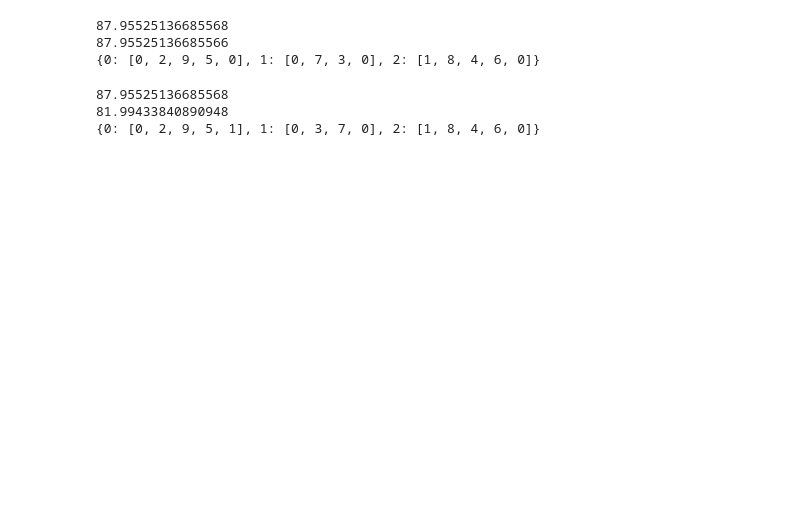
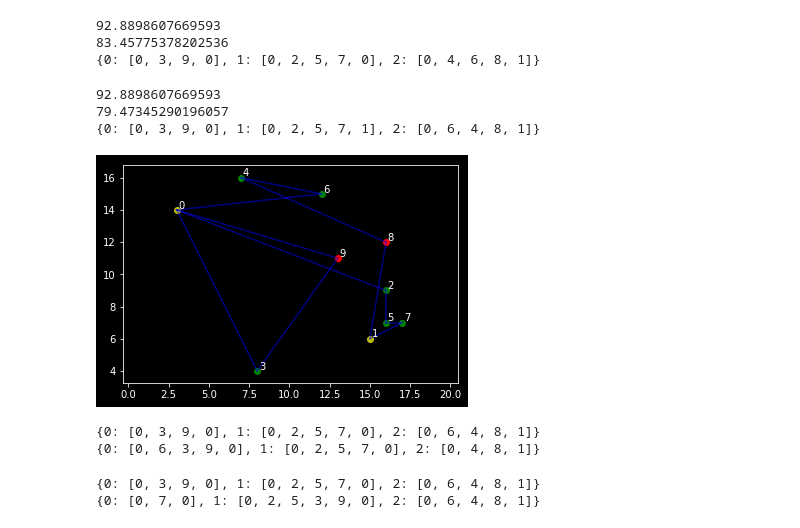
Before and after one commit to AyushPandey0809/CEE512proj, a Jupyter notebook: tabu_test1.ipynb, the cells around one changed output. Saved outputs shown, nothing was run; the diff lists cells and outputs as text; code cells hidden in the pictures; blank space fills up the shorter version.

```diff
--- a/tabu_test1.ipynb
+++ b/tabu_test1.ipynb
@@ -27,17 +27,20 @@ class sol:
 ##Type 1 = Hospitals
 ##type 2 = Green patients
 ##Type 3 = Red Patients
-s0=[(0, 2), (0, 3),(1, 8), (2, 9), (3, 7), (4, 6), (5, 0), (6, 0), (7, 0), (8, 4), (9, 5)]
 
-n_g=6
+s0=[(0,3), (3, 9),(9, 0), (0, 2), (2, 5), (5, 7), (7, 0), (0, 6), (6, 4), (4, 8), (8, 1)]
+#initial solution
+
+n_g=6#these are the characteristics of the initial solution
 n_r=2
 n_h=2
 n_k=3
+n_p=n_g+n_r
 total_nodes=n_g+n_r+n_h
 
-G=[]
+G=[]# creating a graph to "fit" that initial solution
 
-for i in range(total_nodes+1):
+for i in range(total_nodes):
     if i<n_h:
         G.append(node(rnd.randint(20),rnd.randint(20),1))
     elif i>=n_h and i<n_h+n_g:
@@ -45,11 +48,11 @@ for i in range(total_nodes+1):
     else:
         G.append(node(rnd.randint(20),rnd.randint(20),3))
 
-A=[(i,j) for i in range(total_nodes+1) for j in range(total_nodes+1) if i!=j] #set of arcs
+A=[(i,j) for i in range(total_nodes) for j in range(total_nodes) if i!=j] #set of arcs
 
-E=[edge(G[i],G[j]) for i,j in A]
+E=[edge(G[i],G[j]) for i,j in A] #all edges
 
-def cost_solution(solution):
+def cost_solution(solution): #given a set of arcs, it will give you the total cost (distance) which is NOT yet the time
     total_=0
     for i,j in solution:
         total_=total_+edge(G[i],G[j]).cost
@@ -130,13 +146,13 @@ def internal_patients_relocate(paths): #changes the position of a green patient
             sol=sol_from_paths(paths)
             return sol,paths
 # %%
-s0=[(0, 2), (0, 3),(1, 8), (2, 9), (3, 7), (4, 6), (5, 0), (6, 0), (7, 0), (8, 4), (9, 5)]
+s0=[(0,3), (3, 9),(9, 0), (0, 2), (2, 5), (5, 7), (7, 0), (0, 6), (6, 4), (4, 8), (8, 1)]
 cost_solution(s0)
 new_sol=internal_patients_relocate(extract_paths(s0)[1])
 cost_solution(new_sol[0])
 print(new_sol[1])
 # %% [output]
-87.95525136685568
-87.95525136685566
-{0: [0, 2, 9, 5, 0], 1: [0, 7, 3, 0], 2: [1, 8, 4, 6, 0]}
+92.8898607669593
+83.45775378202536
+{0: [0, 3, 9, 0], 1: [0, 2, 5, 7, 0], 2: [0, 4, 6, 8, 1]}
 # %%
@@ -155,12 +172,33 @@ def single_hospital_change(paths): #changes the destination hospital to an alter
     sol=sol_from_paths(paths)
     return sol,paths
 # %%
-s0=[(0, 2), (0, 3),(1, 8), (2, 9), (3, 7), (4, 6), (5, 0), (6, 0), (7, 0), (8, 4), (9, 5)]
+s0=[(0,3), (3, 9),(9, 0), (0, 2), (2, 5), (5, 7), (7, 0), (0, 6), (6, 4), (4, 8), (8, 1)]
 cost_solution(s0)
 new_sol=single_hospital_change(extract_paths(s0)[1])
 cost_solution(new_sol[0])
 print(new_sol[1])
 # %% [output]
-87.95525136685568
-81.99433840890948
-{0: [0, 2, 9, 5, 1], 1: [0, 3, 7, 0], 2: [1, 8, 4, 6, 0]}
+92.8898607669593
+79.47345290196057
+{0: [0, 3, 9, 0], 1: [0, 2, 5, 7, 1], 2: [0, 6, 4, 8, 1]}
+# %%
+s0=[(0,3), (3, 9),(9, 0), (0, 2), (2, 5), (5, 7), (7, 0), (0, 6), (6, 4), (4, 8), (8, 1)]
+def plotting(G,s0):
+    for i in G:
+        if i.type==1:
+            plt.scatter(i.x,i.y,c='y')
+        elif i.type==2:
+             plt.scatter(i.x,i.y,c='g')
+        else:
+             plt.scatter(i.x,i.y,c='r')
+
+    for i,j in s0:
+        plt.plot([G[i].x, G[j].x], [G[i].y,G[j].y],c='b', alpha=0.5)
+    for i in range(len(G)):
+        plt.annotate((i),(G[i].x+0.1,G[i].y+0.1))
+    plt.axis('equal')
+# %%
+#test plotting
+plotting(G,new_sol[0])
+# %% [output]
+[figure, added]
@@ -166,0 +232,8 @@ print(new_sol[1])
+# %%
+s0=[(0,3), (3, 9),(9, 0), (0, 2), (2, 5), (5, 7), (7, 0), (0, 6), (6, 4), (4, 8), (8, 1)]
+p=extract_paths(s0)
+print(p[1])
+print(external_patients_relocate(p[1])[1])
+# %% [output]
+{0: [0, 3, 9, 0], 1: [0, 2, 5, 7, 0], 2: [0, 6, 4, 8, 1]}
+{0: [0, 6, 3, 9, 0], 1: [0, 2, 5, 7, 0], 2: [0, 4, 8, 1]}
@@ -166,0 +283,8 @@ print(new_sol[1])
+# %%
+s0=[(0,3), (3, 9),(9, 0), (0, 2), (2, 5), (5, 7), (7, 0), (0, 6), (6, 4), (4, 8), (8, 1)]
+p=extract_paths(s0)
+print(p[1])
+print(external_path_swap(p[1])[1])
+# %% [output]
+{0: [0, 3, 9, 0], 1: [0, 2, 5, 7, 0], 2: [0, 6, 4, 8, 1]}
+{0: [0, 7, 0], 1: [0, 2, 5, 3, 9, 0], 2: [0, 6, 4, 8, 1]}
```
Also changed, not shown: parts of 10 cells of this notebook, 1 other file.
